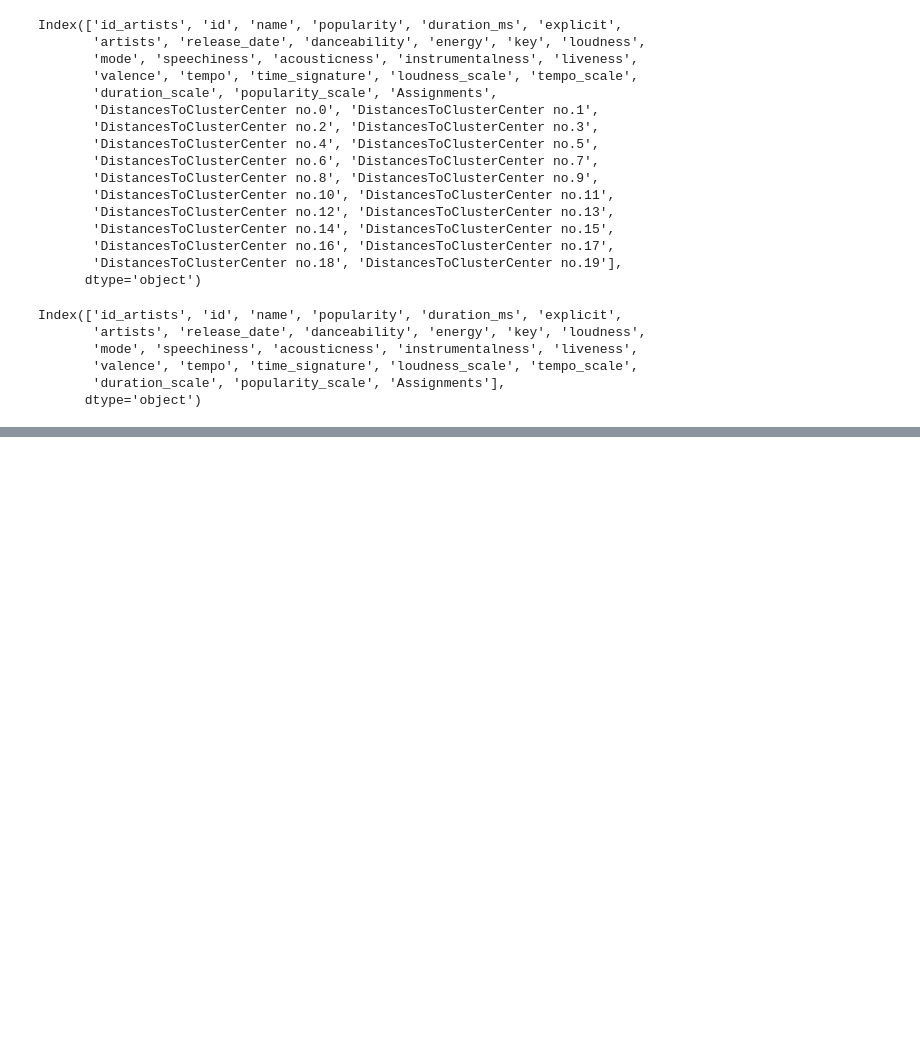
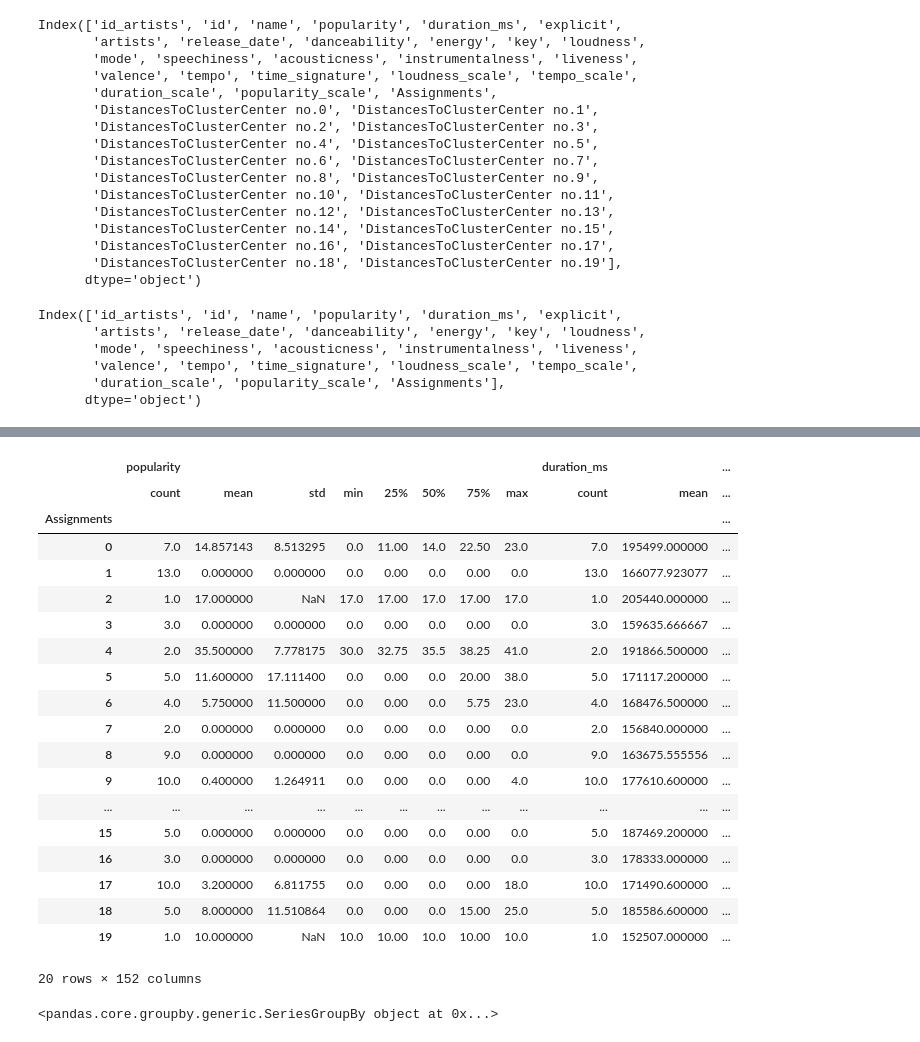
Before and after one commit to sabrinawjo/Music_ML, a Jupyter notebook: Yvonne/Clustering_ML.ipynb, the cells around one changed output, grey strips where cells are left out. Cells and saved outputs as stored; diff of their text form; code cells hidden in the pictures; blank space fills up the shorter version.

```diff
--- a/Yvonne/Clustering_ML.ipynb
+++ b/Yvonne/Clustering_ML.ipynb
@@ -142,0 +129,28 @@ Name: DistancesToClusterCenter no.0, Length: 100, dtype: float64
+# %%
+grouped_clean_no_popular = clean_no_popular.groupby("Assignments")
+grouped_clean_no_popular.describe()
+# %% [output]
+|  | popularity |  |  |  |  |  |  |  | duration_ms |  | ... |
+|  | count | mean | std | min | 25% | 50% | 75% | max | count | mean | ... |
+| Assignments |  |  |  |  |  |  |  |  |  |  | ... |
+| 0 | 7.0 | 14.857143 | 8.513295 | 0.0 | 11.00 | 14.0 | 22.50 | 23.0 | 7.0 | 195499.000000 | ... |
+| 1 | 13.0 | 0.000000 | 0.000000 | 0.0 | 0.00 | 0.0 | 0.00 | 0.0 | 13.0 | 166077.923077 | ... |
+| 2 | 1.0 | 17.000000 | NaN | 17.0 | 17.00 | 17.0 | 17.00 | 17.0 | 1.0 | 205440.000000 | ... |
+| 3 | 3.0 | 0.000000 | 0.000000 | 0.0 | 0.00 | 0.0 | 0.00 | 0.0 | 3.0 | 159635.666667 | ... |
+| 4 | 2.0 | 35.500000 | 7.778175 | 30.0 | 32.75 | 35.5 | 38.25 | 41.0 | 2.0 | 191866.500000 | ... |
+| 5 | 5.0 | 11.600000 | 17.111400 | 0.0 | 0.00 | 0.0 | 20.00 | 38.0 | 5.0 | 171117.200000 | ... |
+| 6 | 4.0 | 5.750000 | 11.500000 | 0.0 | 0.00 | 0.0 | 5.75 | 23.0 | 4.0 | 168476.500000 | ... |
+| 7 | 2.0 | 0.000000 | 0.000000 | 0.0 | 0.00 | 0.0 | 0.00 | 0.0 | 2.0 | 156840.000000 | ... |
+| 8 | 9.0 | 0.000000 | 0.000000 | 0.0 | 0.00 | 0.0 | 0.00 | 0.0 | 9.0 | 163675.555556 | ... |
+| 9 | 10.0 | 0.400000 | 1.264911 | 0.0 | 0.00 | 0.0 | 0.00 | 4.0 | 10.0 | 177610.600000 | ... |
+| ... | ... | ... | ... | ... | ... | ... | ... | ... | ... | ... | ... |
+| 15 | 5.0 | 0.000000 | 0.000000 | 0.0 | 0.00 | 0.0 | 0.00 | 0.0 | 5.0 | 187469.200000 | ... |
+| 16 | 3.0 | 0.000000 | 0.000000 | 0.0 | 0.00 | 0.0 | 0.00 | 0.0 | 3.0 | 178333.000000 | ... |
+| 17 | 10.0 | 3.200000 | 6.811755 | 0.0 | 0.00 | 0.0 | 0.00 | 18.0 | 10.0 | 171490.600000 | ... |
+| 18 | 5.0 | 8.000000 | 11.510864 | 0.0 | 0.00 | 0.0 | 15.00 | 25.0 | 5.0 | 185586.600000 | ... |
+| 19 | 1.0 | 10.000000 | NaN | 10.0 | 10.00 | 10.0 | 10.00 | 10.0 | 1.0 | 152507.000000 | ... |
+20 rows × 152 columns
+# %%
+grouped_clean_no_popular[grouped_clean_no_popular[]]
+# %% [output]
+<pandas.core.groupby.generic.SeriesGroupBy object at 0x...>
```
Also changed, not shown: parts of 8 cells of this notebook.
